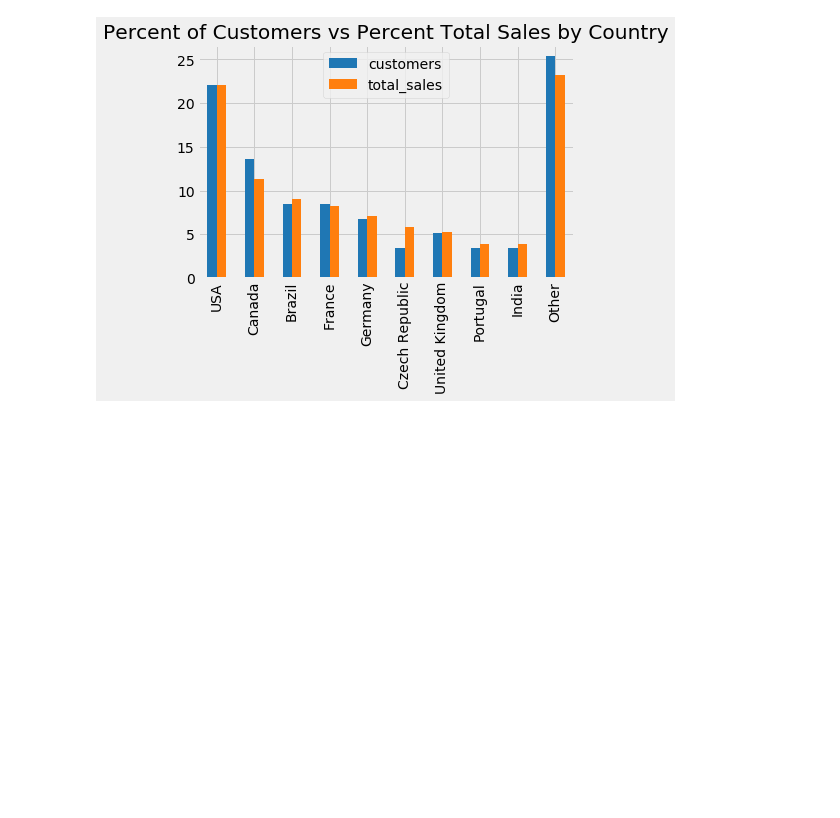
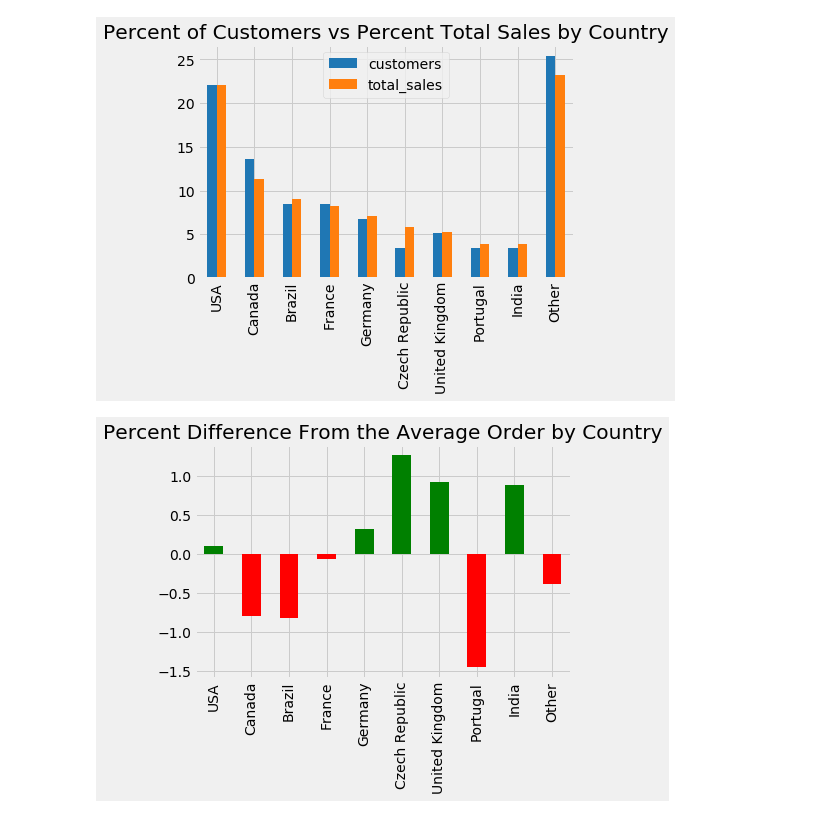
Before and after one commit to hsdistefa/business-analytics-practice, a Jupyter notebook: Basics.ipynb, the cells around one changed output. Saved outputs shown, nothing was run; the diff lists cells and outputs as text; code cells hidden in the pictures; blank space fills up the shorter version.

Commit message:
Added pct difference from average order by country graph

```diff
--- a/Basics.ipynb
+++ b/Basics.ipynb
@@ -223,3 +223,13 @@ plt.xlabel('')
 plt.show()
 # %% [output]
 [figure]
+# %%
+avg_order_mean_diff = sales_by_country['average_order'] - sales_by_country['average_order'].mean()
+color_pos_neg = (avg_order_mean_diff > 0).map({True: 'g', False: 'r'})
+avg_order_mean_diff.plot.bar(
+    title='Percent Difference From the Average Order by Country',
+    color=color_pos_neg)
+plt.xlabel('')
+plt.show()
+# %% [output]
+[figure, added]
```
